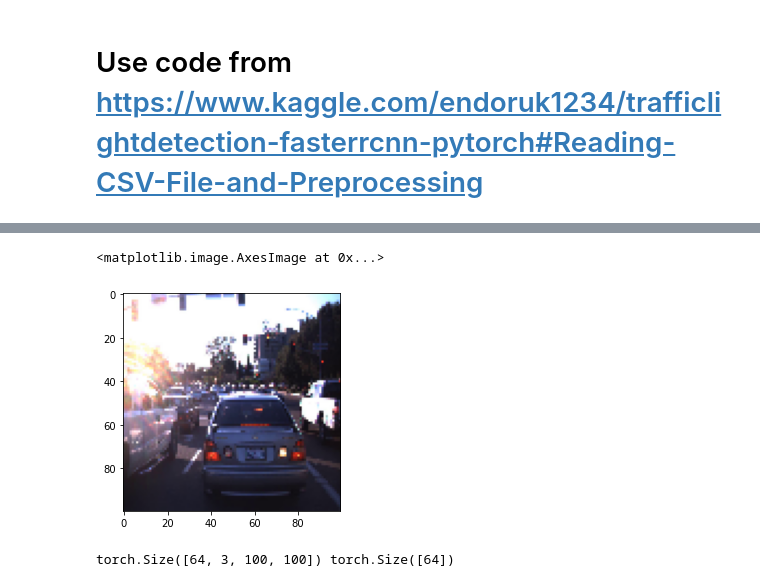
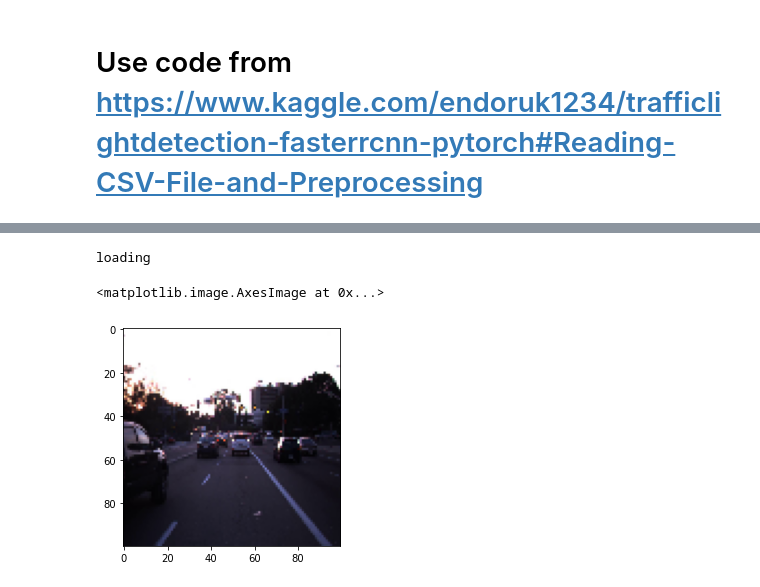
Before and after one commit to DawnLIU35/NU_EE424_SwarmLearning, a Jupyter notebook: examples/LISA_Traffic_Light4/model/PreData.ipynb, the cells around one changed output, grey strips where cells are left out. Saved outputs shown, nothing was run; the diff lists cells and outputs as text; code cells hidden in the pictures.

```diff
--- a/examples/LISA_Traffic_Light4/model/PreData.ipynb
+++ b/examples/LISA_Traffic_Light4/model/PreData.ipynb
@@ -22,23 +68,27 @@ args = arguments
 # %%
-TrainDs, _, TestDs = GetDataset(args)
-trainloader = torch.utils.data.DataLoader(TrainDs, len(TrainDs))
-testloader = torch.utils.data.DataLoader(TestDs, len(TestDs))
-x_train, y_train = next(iter(trainloader))
-x_test, y_test = next(iter(testloader))
+# # train and test data from same clip
+# TrainDs, _, TestDs = GetDataset(args)
+# TrainDs,TestDs = torch.utils.data.random_split(TrainDs, [math.ceil(len(TrainDs)*args.sample_rate), len(TrainDs)-math.ceil(len(TrainDs)*args.sample_rate)])
+# # TestDs,_ = torch.utils.data.random_split(TestDs, [math.ceil(len(TestDs)*args.sample_rate), len(TestDs)-math.ceil(len(TestDs)*args.sample_rate)])
+
+# print('loading')
+# trainloader = torch.utils.data.DataLoader(TrainDs, len(TrainDs))
+# testloader = torch.utils.data.DataLoader(TestDs, len(TestDs))
+# x_train, y_train = next(iter(trainloader))
+# x_test, y_test = next(iter(testloader))
+# print(x_train.shape, x_test.shape)
+# %% [output]
+loading
 # %%
 # np.savez_compressed('../app-data/TrafficImages.npz',
 #         x_train = x_train.numpy(), y_train = y_train.numpy(),
 #         x_test = x_test.numpy(), y_test = y_test.numpy())
 # %%
-TrainDs, _, TestDs = GetDataset(args)
-trainloader = torch.utils.data.DataLoader(TrainDs, 10, shuffle=True)
-testloader = torch.utils.data.DataLoader(TestDs, 10)
-x_train, y_train = next(iter(trainloader))
-x_test, y_test = next(iter(testloader))
-i = 5
-img = np.array(np.transpose(x_train, (0,2,3,1)))
-f, ax = plt.subplots()
-ax.imshow(img[i,:,:,:].astype('uint8'))
+# TrainDs, _, TestDs = GetDataset(args)
+# trainloader = torch.utils.data.DataLoader(TrainDs, 10, shuffle=True)
+# testloader = torch.utils.data.DataLoader(TestDs, 10)
+# x_train, y_train = next(iter(trainloader))
+# x_test, y_test = next(iter(testloader))
 # %% [output]
 <matplotlib.image.AxesImage at 0x...>
-[figure, old version]
+[figure, new version]
@@ -72,7 +94,0 @@ testDataLoader = DataLoader(
-# %%
-images, labels = next(iter(trainDataLoader))
-images = torch.stack(images)
-labels = torch.stack(labels)
-print(images.shape, labels.shape)
-# %% [output]
-torch.Size([64, 3, 100, 100]) torch.Size([64])
```
Also changed, not shown: parts of 11 cells of this notebook, 6 other files.
